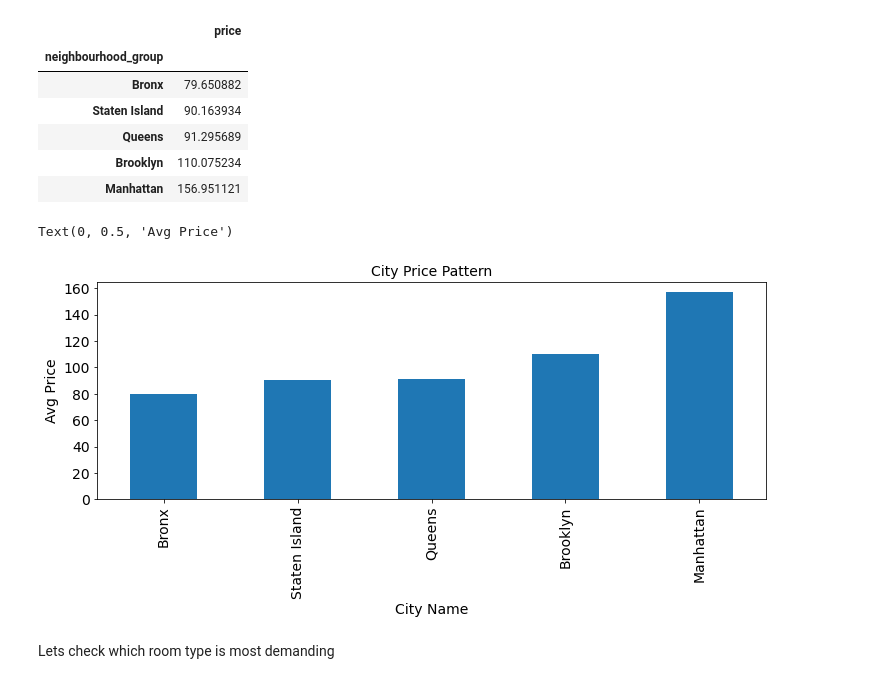
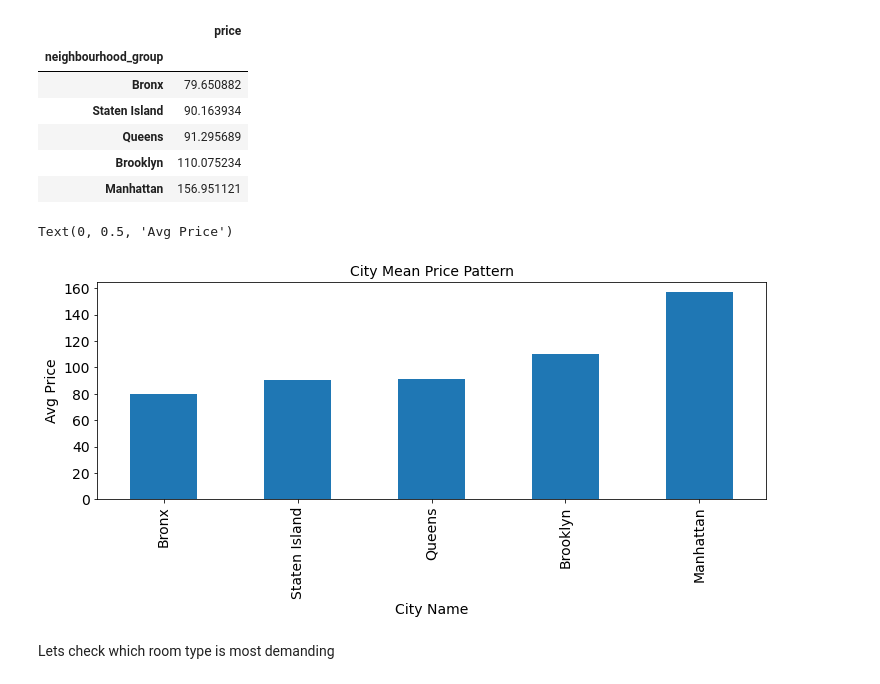
Before and after one commit to coonalcodes/Airbnb-Bookings-Analysis---Capstone-Project, a Jupyter notebook: Airbnb_Bookings_Analysis_Capstone_Project.ipynb, the cells around one changed output. Saved outputs shown, nothing was run; the diff lists cells and outputs as text; code cells hidden in the pictures.

```diff
--- a/Airbnb_Bookings_Analysis_Capstone_Project.ipynb
+++ b/Airbnb_Bookings_Analysis_Capstone_Project.ipynb
@@ -194,12 +194,12 @@ import matplotlib.image as mpimg
 %matplotlib inline
 # %%
 mean_price_plot=City_price_pattern.plot.bar(figsize=(12,4),fontsize=14)
-mean_price_plot.set_title('City Price Pattern', fontsize=14)
+mean_price_plot.set_title('City Mean Price Pattern', fontsize=14)
 mean_price_plot.set_xlabel('City Name', fontsize=14)
 mean_price_plot.set_ylabel('Avg Price', fontsize=14)
 # %% [output]
 Text(0, 0.5, 'Avg Price')
-[figure, old version]
+[figure, new version]
 # %% [markdown]
 Lets check which room type is most demanding
 # %%
```
Also changed, not shown: parts of 12 cells of this notebook.
